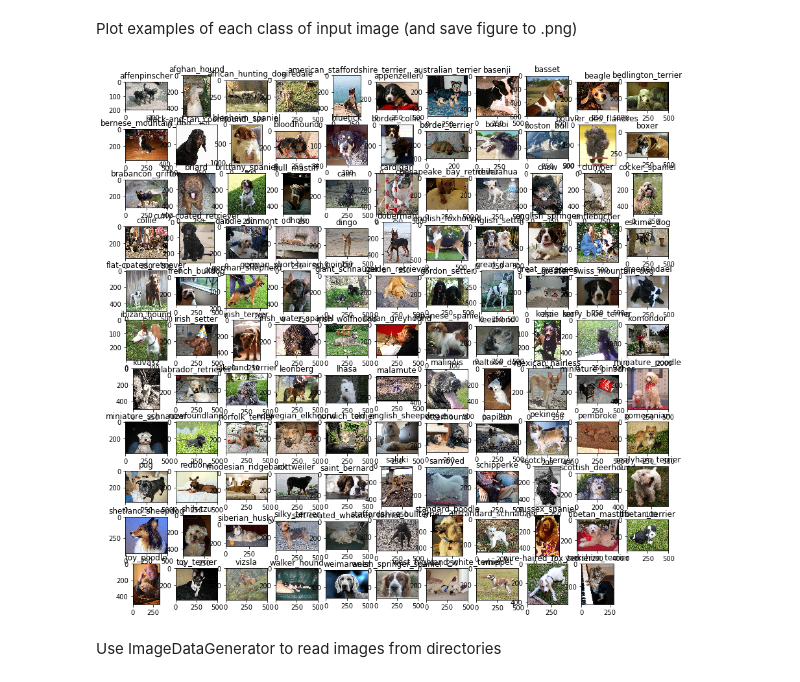
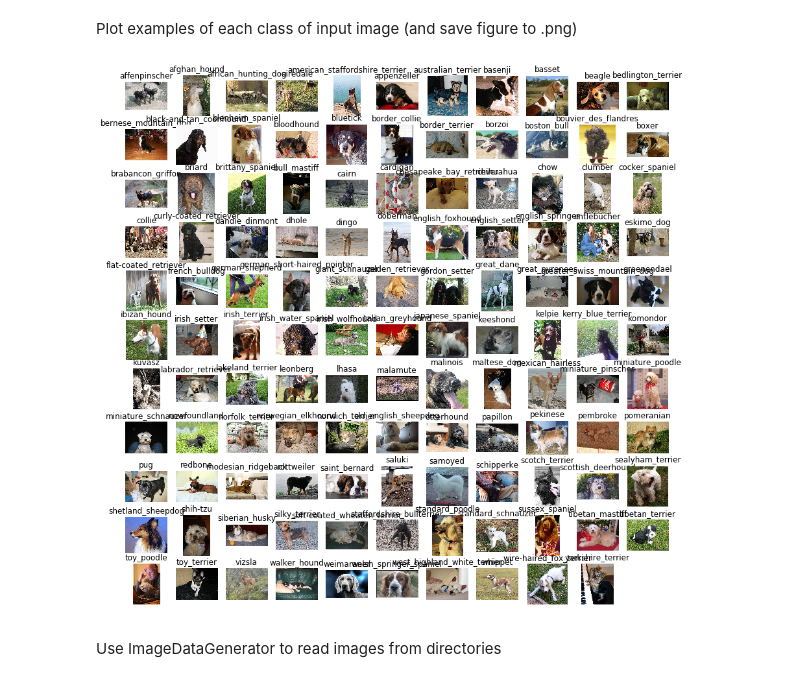
Before and after one commit to meccaLeccaHi/kaggle, a Jupyter notebook: kaggle-dogbreed.ipynb, the cells around one changed output. Drawn from its saved outputs; the diff is of its cells as text; code cells hidden in the pictures.

```diff
--- a/kaggle-dogbreed.ipynb
+++ b/kaggle-dogbreed.ipynb
@@ -185,27 +160,27 @@ Plot examples of each class of input image (and save figure to .png)
 # %%
 %matplotlib inline
 from PIL import Image
 
 fig = plt.figure(figsize=(15, 15)) # , dpi=150
 
 path = TRAIN_DIR
 
 row = col = int(np.ceil(np.sqrt(len(train_class_folders))))
 
 for i,folder in enumerate(sorted(train_class_folders)):
 
     ax = fig.add_subplot(row, col, i+1) # Add sub-axes
 
     contents = os.listdir(os.path.join(path,folder)) # Get list of contents
 
     # Show image from each class
     ax.set_title(folder)
     ax.imshow(Image.open(os.path.join(path,folder)+'/'+contents[0]))
-    #ax.axis('off')
+    ax.axis('off')
 
 fig.savefig(RESULTS_DIR+'training_class_examples.png')
 # %% [output]
-[figure, old version]
+[figure, new version]
 # %% [markdown]
 Use ImageDataGenerator to read images from directories
 # %%
```
Also changed, not shown: parts of 32 cells of this notebook.
